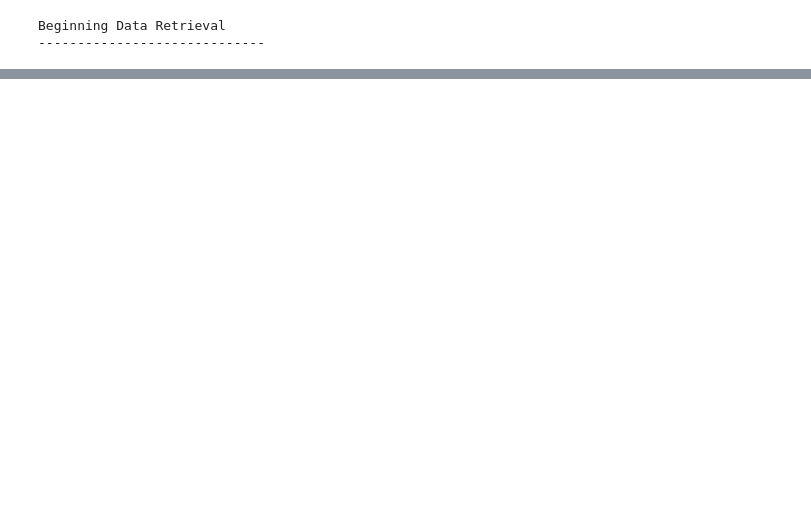
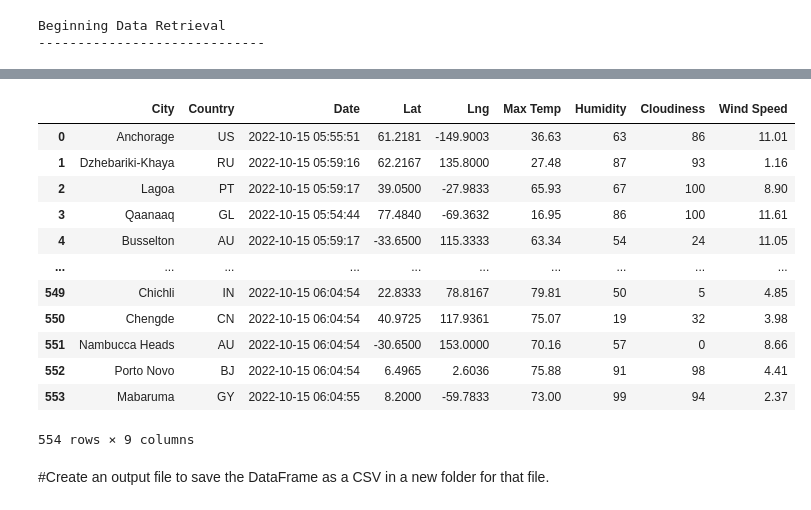
Before and after one commit to siddi582/WorldWeather, a Jupyter notebook: API_practice.ipynb, the cells around one changed output, grey strips where cells are left out. Cells and saved outputs as stored; diff of their text form; code cells hidden in the pictures; blank space fills up the shorter version.

```diff
--- a/API_practice.ipynb
+++ b/API_practice.ipynb
@@ -188,0 +201,22 @@ city_data_df.head(10)
+# %%
+new_column_order = ["City", "Country", "Date", "Lat", "Lng","Max Temp", "Humidity", "Cloudiness", "Wind Speed"]
+# %%
+city_data_df = city_data_df[new_column_order]
+# %%
+city_data_df
+# %% [output]
+|  | City | Country | Date | Lat | Lng | Max Temp | Humidity | Cloudiness | Wind Speed |
+| 0 | Anchorage | US | 2022-10-15 05:55:51 | 61.2181 | -149.9003 | 36.63 | 63 | 86 | 11.01 |
+| 1 | Dzhebariki-Khaya | RU | 2022-10-15 05:59:16 | 62.2167 | 135.8000 | 27.48 | 87 | 93 | 1.16 |
+| 2 | Lagoa | PT | 2022-10-15 05:59:17 | 39.0500 | -27.9833 | 65.93 | 67 | 100 | 8.90 |
+| 3 | Qaanaaq | GL | 2022-10-15 05:54:44 | 77.4840 | -69.3632 | 16.95 | 86 | 100 | 11.61 |
+| 4 | Busselton | AU | 2022-10-15 05:59:17 | -33.6500 | 115.3333 | 63.34 | 54 | 24 | 11.05 |
+| ... | ... | ... | ... | ... | ... | ... | ... | ... | ... |
+| 549 | Chichli | IN | 2022-10-15 06:04:54 | 22.8333 | 78.8167 | 79.81 | 50 | 5 | 4.85 |
+| 550 | Chengde | CN | 2022-10-15 06:04:54 | 40.9725 | 117.9361 | 75.07 | 19 | 32 | 3.98 |
+| 551 | Nambucca Heads | AU | 2022-10-15 06:04:54 | -30.6500 | 153.0000 | 70.16 | 57 | 0 | 8.66 |
+| 552 | Porto Novo | BJ | 2022-10-15 06:04:54 | 6.4965 | 2.6036 | 75.88 | 91 | 98 | 4.41 |
+| 553 | Mabaruma | GY | 2022-10-15 06:04:55 | 8.2000 | -59.7833 | 73.00 | 99 | 94 | 2.37 |
+554 rows × 9 columns
+# %% [markdown]
+#Create an output file to save the DataFrame as a CSV in a new folder for that file.
```
Also changed, not shown: parts of 7 cells of this notebook, 3 other files.
